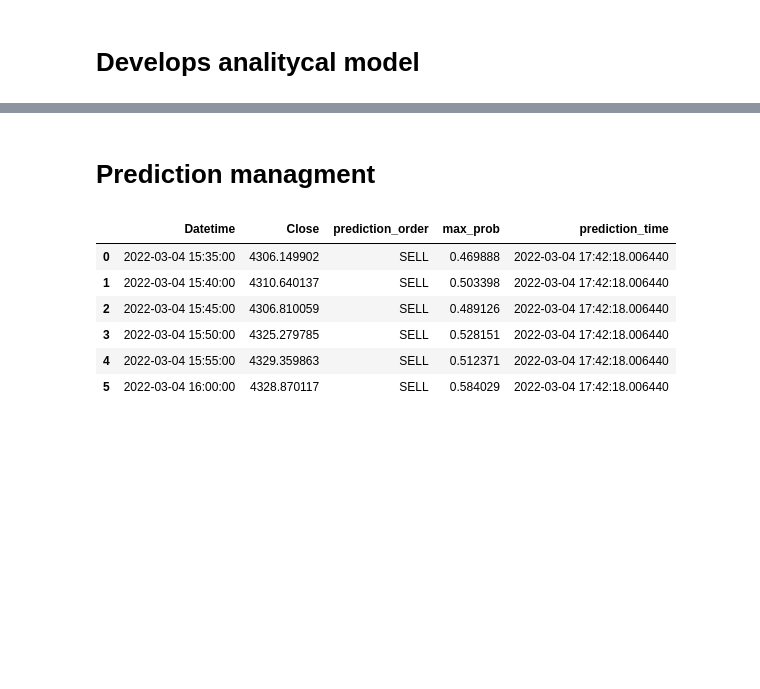
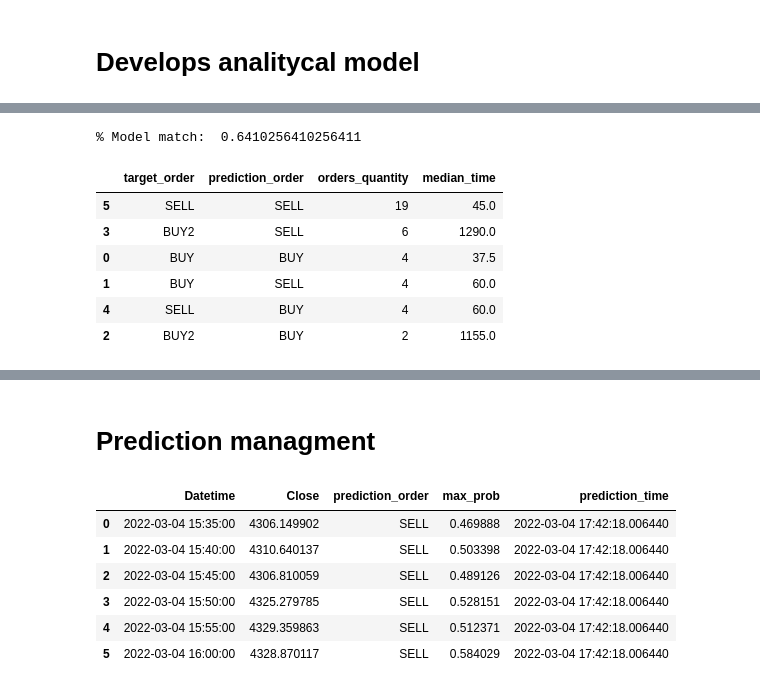
Before and after one commit to willyuyasan/Trading_model_spx500, a Jupyter notebook: python_code/5m_model/03_AML_trading_model_5m.ipynb, the cells around one changed output, grey strips where cells are left out. Drawn from its saved outputs; the diff is of its cells as text; code cells hidden in the pictures; blank space fills up the shorter version.

```diff
--- a/python_code/5m_model/03_AML_trading_model_5m.ipynb
+++ b/python_code/5m_model/03_AML_trading_model_5m.ipynb
@@ -768,0 +484,37 @@ plt.show()
+# %%
+# Confusion Matrix
+
+df_sim_results_01 = df_sim_results_01.reset_index()
+
+ls_model_matches = []
+
+for i in range(1,len(df_model_preds)+1):
+    #df_model_preds_01 = df_model_preds[df_model_preds['max_prob']>=0.42].copy()
+    df_model_preds_01 = df_sim_results_01.iloc[:i,].copy()
+
+
+    df_summary = df_model_preds_01.groupby(['target_order','prediction_order'] ).agg(
+        orders_quantity = ('max_prob','count'),
+        median_time = ('target_date_diff','median')
+    )
+
+    df_summary = df_summary.reset_index()
+
+    True_buys = sum(df_summary[(df_summary['target_order'].isin(['BUY','BUY2']))&(df_summary['prediction_order'].isin(['BUY','BUY2']))]['orders_quantity'])
+    True_sells = sum(df_summary[(df_summary['target_order'].isin(['SELL','SELL2']))&(df_summary['prediction_order'].isin(['SELL','SELL2']))]['orders_quantity'])
+    Total_orders = sum(df_summary['orders_quantity'])
+
+    pp_model_match = (True_buys + True_sells) / Total_orders
+    ls_model_matches.append(pp_model_match)
+
+print('% Model match: ', pp_model_match)
+df_summary.sort_values(['orders_quantity'],ascending=[False])
+# %% [output]
+% Model match:  0.6410256410256411
+|  | target_order | prediction_order | orders_quantity | median_time |
+| 5 | SELL | SELL | 19 | 45.0 |
+| 3 | BUY2 | SELL | 6 | 1290.0 |
+| 0 | BUY | BUY | 4 | 37.5 |
+| 1 | BUY | SELL | 4 | 60.0 |
+| 4 | SELL | BUY | 4 | 60.0 |
+| 2 | BUY2 | BUY | 2 | 1155.0 |
```
Also changed, not shown: parts of 53 cells of this notebook, 3 other files.
